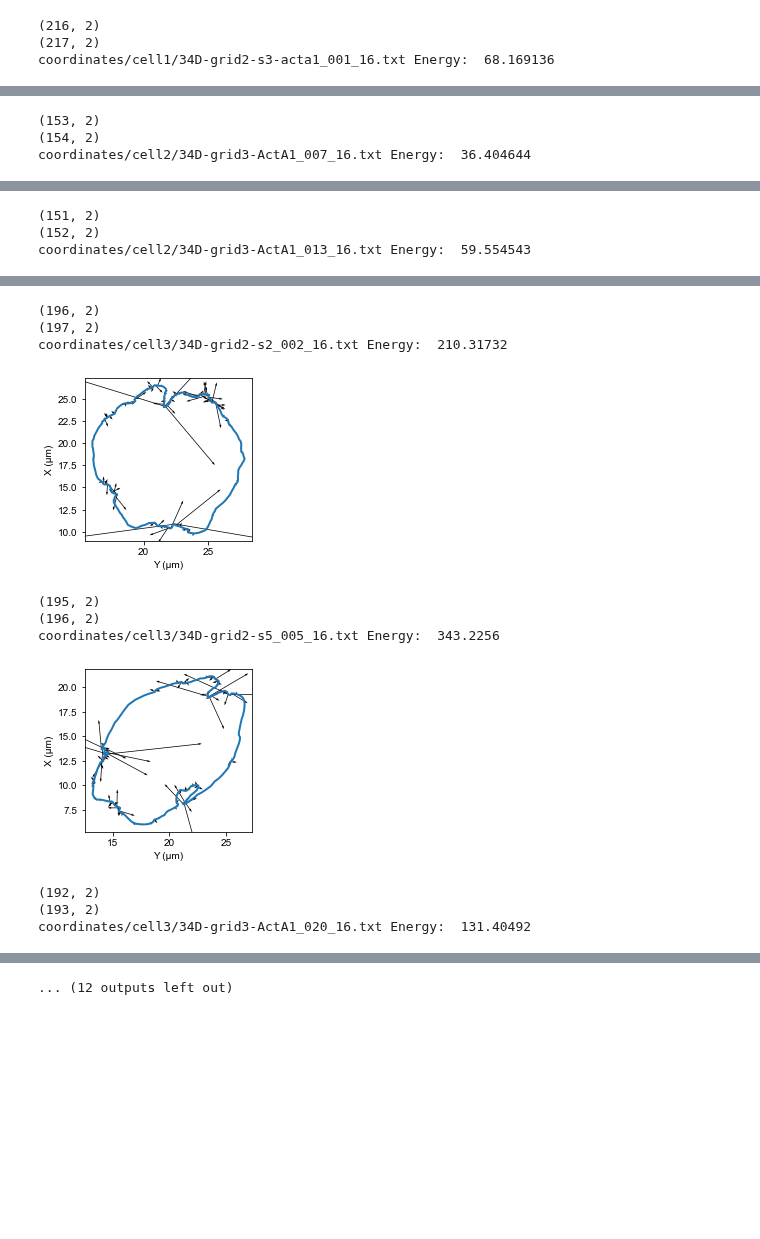
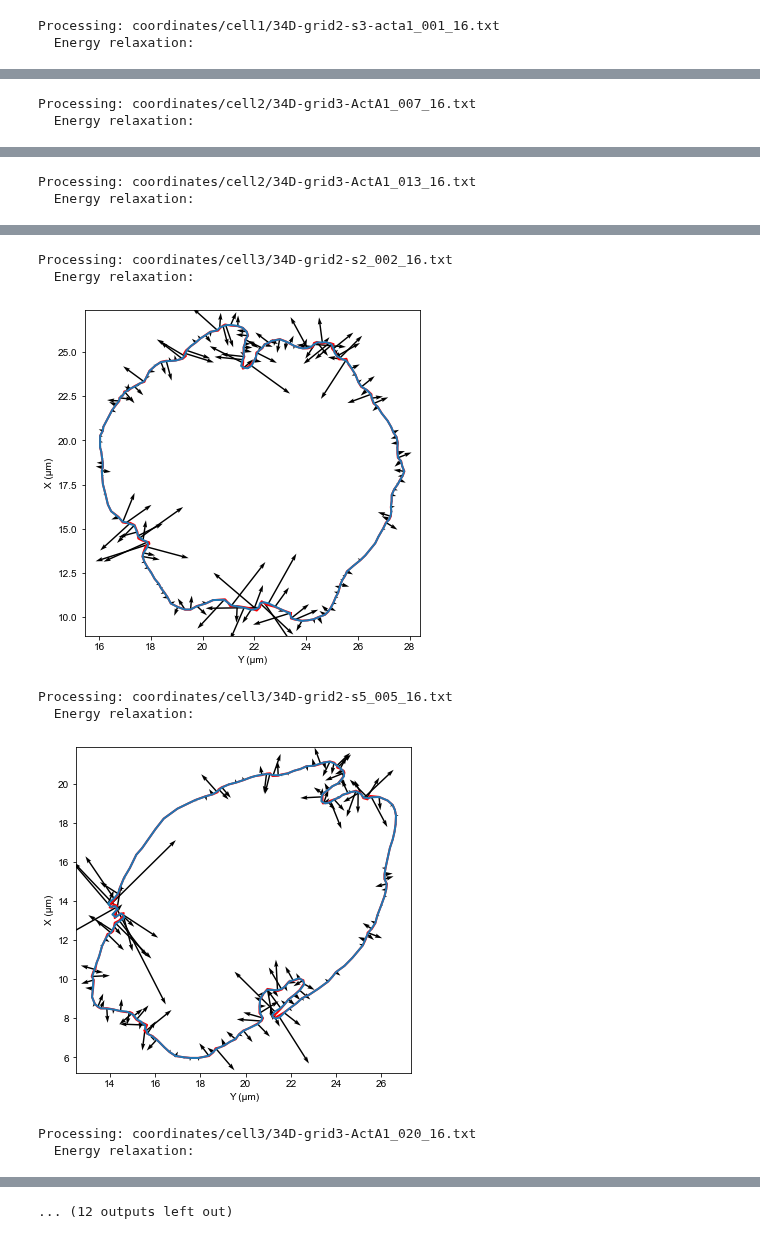
Before and after one commit to RangamaniLabUCSD/ActuAtorForceEstimation, a Jupyter notebook: analysis.ipynb, the cells around one changed output, grey strips where cells are left out. Saved outputs shown, nothing was run; the diff lists cells and outputs as text; code cells hidden in the pictures; blank space fills up the shorter version.

```diff
--- a/analysis.ipynb
+++ b/analysis.ipynb
@@ -43,22 +45,34 @@ parameters = {
 
 u.matplotlibStyle(medium=10)
 # %%
+dt = 2e-5
+
 f_energy = partial(getEnergy2DClosed, **parameters)
 
 for file in files:
+    print("Processing:", file)
     coords = np.loadtxt(file)
-    coords = np.vstack((coords, coords[0])) # Energy expects last point to equal first
+    coords = np.vstack((coords, coords[0]))  # Energy expects last point to equal first
     energy = f_energy(coords)
-    print(file, "Energy: ", energy)
 
-    forces = -u.egrad(f_energy)(coords)
+    relaxed_coords = coords
 
-    fig, ax = plt.subplots(1, 1, figsize=(3, 3))
-    ax.plot(coords[:, 0], coords[:, 1])
+    print("  Energy relaxation:")
+    for i in range(1, 50 + 1):
+        energy = f_energy(relaxed_coords)
+        # print(f"  - Iter. {i}:", energy)
+        relaxed_coords = np.array(relaxed_coords - u.egrad(f_energy)(relaxed_coords) * dt)
+        relaxed_coords[-1] = relaxed_coords[0]
+
+    forces = - u.egrad(f_energy)(relaxed_coords)
+
+    fig, ax = plt.subplots(1, 1, figsize=(6, 6))
+    ax.plot(coords[:,0], coords[:,1], color='r')
+    ax.plot(relaxed_coords[:, 0], relaxed_coords[:, 1])
 
     ax.quiver(
-        coords[:, 0],
-        coords[:, 1],
+        relaxed_coords[:, 0],
+        relaxed_coords[:, 1],
         forces[:, 0],
         forces[:, 1],
         label="force",
@@ -67,6 +81,5 @@ for file in files:
     ax.set_xlabel(r"Y (μm)")
     plt.show()
 # %% [output]
-(216, 2)
-(217, 2)
-coordinates/cell1/34D-grid2-s3-acta1_001_16.txt Energy:  68.169136
+Processing: coordinates/cell1/34D-grid2-s3-acta1_001_16.txt
+  Energy relaxation:
@@ -74,3 +87,2 @@ coordinates/cell1/34D-grid2-s3-acta1_001_16.txt Energy:  68.169136
-(153, 2)
-(154, 2)
-coordinates/cell2/34D-grid3-ActA1_007_16.txt Energy:  36.404644
+Processing: coordinates/cell2/34D-grid3-ActA1_007_16.txt
+  Energy relaxation:
@@ -78,3 +90,2 @@ coordinates/cell2/34D-grid3-ActA1_007_16.txt Energy:  36.404644
-(151, 2)
-(152, 2)
-coordinates/cell2/34D-grid3-ActA1_013_16.txt Energy:  59.554543
+Processing: coordinates/cell2/34D-grid3-ActA1_013_16.txt
+  Energy relaxation:
@@ -82,11 +93,8 @@ coordinates/cell2/34D-grid3-ActA1_013_16.txt Energy:  59.554543
-(196, 2)
-(197, 2)
-coordinates/cell3/34D-grid2-s2_002_16.txt Energy:  210.31732
+Processing: coordinates/cell3/34D-grid2-s2_002_16.txt
+  Energy relaxation:
-[figure, old version]
+[figure, new version]
-(195, 2)
-(196, 2)
-coordinates/cell3/34D-grid2-s5_005_16.txt Energy:  343.2256
+Processing: coordinates/cell3/34D-grid2-s5_005_16.txt
+  Energy relaxation:
-[figure, old version]
+[figure, new version]
-(192, 2)
-(193, 2)
-coordinates/cell3/34D-grid3-ActA1_020_16.txt Energy:  131.40492
+Processing: coordinates/cell3/34D-grid3-ActA1_020_16.txt
+  Energy relaxation:
```
Also changed, not shown: parts of 3 cells of this notebook, 2 other files.
